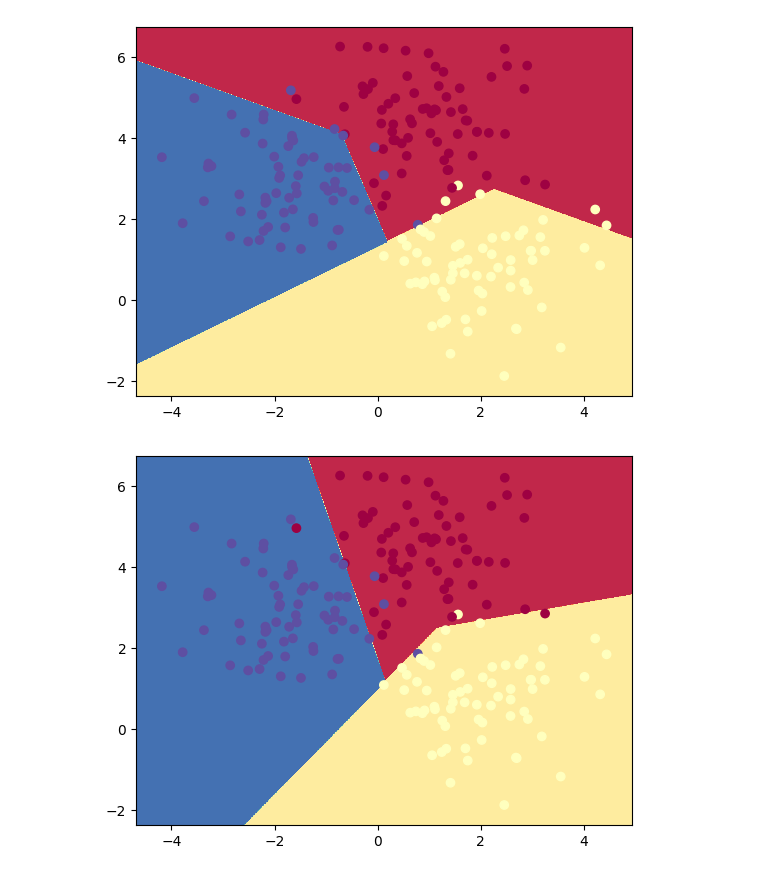
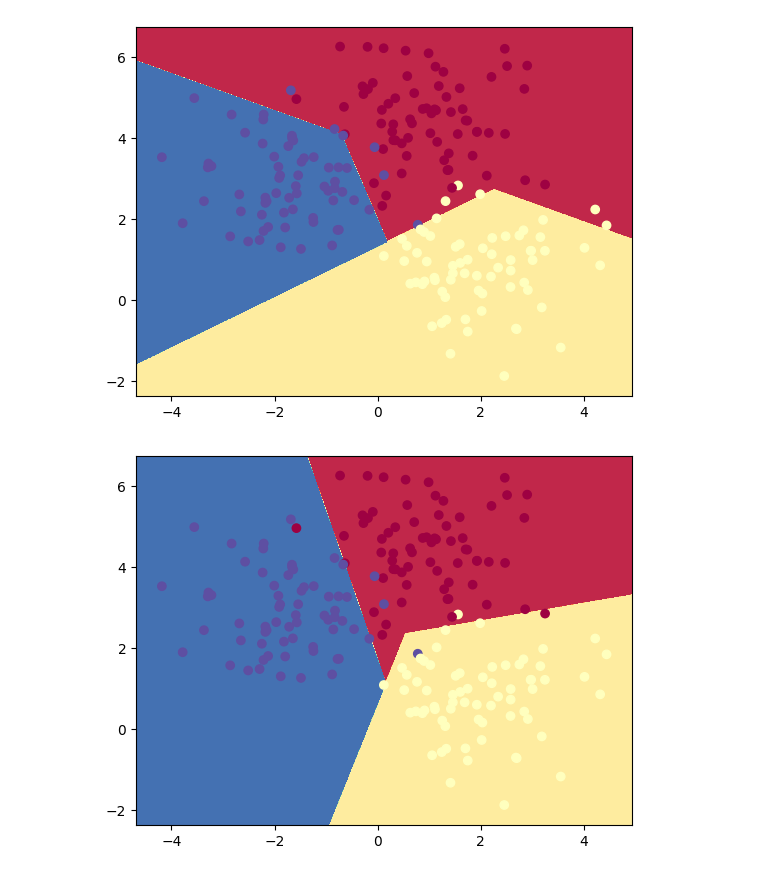
Before and after one commit to VladGnatiuk/projector_ml6, a Jupyter notebook: _vg/homeworks/homework 01-v2.ipynb, the cells around one changed output. Cells and saved outputs as stored; diff of their text form; code cells hidden in the pictures.

```diff
--- a/_vg/homeworks/homework 01-v2.ipynb
+++ b/_vg/homeworks/homework 01-v2.ipynb
@@ -219,46 +212,7 @@ def plot_decision_boundary(x, y, pred_func):
     plt.show()
 
 
-def run_perceptron2(x, y, lr, max_iterations_wo_improvement = 20, max_iterations = 100):
-    w = np.random.random((x.shape[1], y.shape[1]))
-
-    error = get_error(w, x, y)
-    error_mean = np.mean(np.abs(error))
-
-    best_error_mean = error_mean
-    best_w = w
-    iterations_to_best = 1
-    iterations_since_best = 0
-
-    # Limiting number of iterations to avoid infinite loop
-    for j in range(max_iterations): # First has been already taken
-
-        # If we're lucky and hit zero error - stop
-        if error_mean == 0:
-            break
-
-        # Give up if we're not improving for a long time
-        if iterations_since_best >= max_iterations_wo_improvement:
-            break
-
-        wd = get_weigth_adjustment(lr, error, x)
-        w = w + wd
-        error = get_error(w, x, y)
-        new_error_mean = np.mean(np.abs(error))
-
-        iterations_since_best += 1
-
-        # Store parameters of the best result
-        if new_error_mean < best_error_mean:
-            best_error_mean = new_error_mean
-            best_w = w
-            iterations_to_best = j + 2 # +1 for first iteration, +1 for 0-based index
-            iterations_since_best = 0
-
-        error_mean = new_error_mean
-
-    return best_w
-
+is_interactive = False
 
 np.random.seed(0)
 N = 200
@@ -267,7 +221,7 @@ X, y = sklearn.datasets.make_blobs(N)
 X_1 = add_ones(X)
 y_encoded = one_hot_encode(y, 3)
 
-w = run_perceptron2(X_1, y_encoded, 1, 500, 1000)
+w, _, _ = run_perceptron(X_1, y_encoded, 1, 40, 1000)
 plot_decision_boundary(X, y, lambda x: predict_class(w, x))
 # %% [output]
 [figure]
@@ -285,32 +239,32 @@ def predict_class(w, x):
 
     rates = df[['c0', 'c1', 'c2']].to_numpy()
 
     return np.argmax(rates, axis=1)
 
 
 np.random.seed(0)
 N = 200
 X, y = sklearn.datasets.make_blobs(N)
 
 pairs = [[0,1],[0,2],[1,2]]
 weights = []
 
 for p in pairs:
     x_c1 = X[y==p[0]]
     x_c2 = X[y==p[1]]
 
     y_c1 = np.zeros(x_c1.shape[0])
     y_c2 = np.ones(x_c2.shape[0])
 
     X_test = np.concatenate((x_c1, x_c2))
     y_test = np.concatenate((y_c1, y_c2))
 
     X_test_1 = add_ones(X_test)
 
-    w, _, _ = run_perceptron(X_test_1, y_test, 1, 200, 1000)
+    w, _, _ = run_perceptron(X_test_1, y_test, 1, 40, 1000)
     weights.append(w)
 
 weights = np.reshape(weights, (3,3))
 plot_decision_boundary(X, y, lambda x: predict_class(weights, x))
 # %% [output]
-[figure, old version]
+[figure, new version]
```
Also changed, not shown: parts of 2 cells of this notebook.
